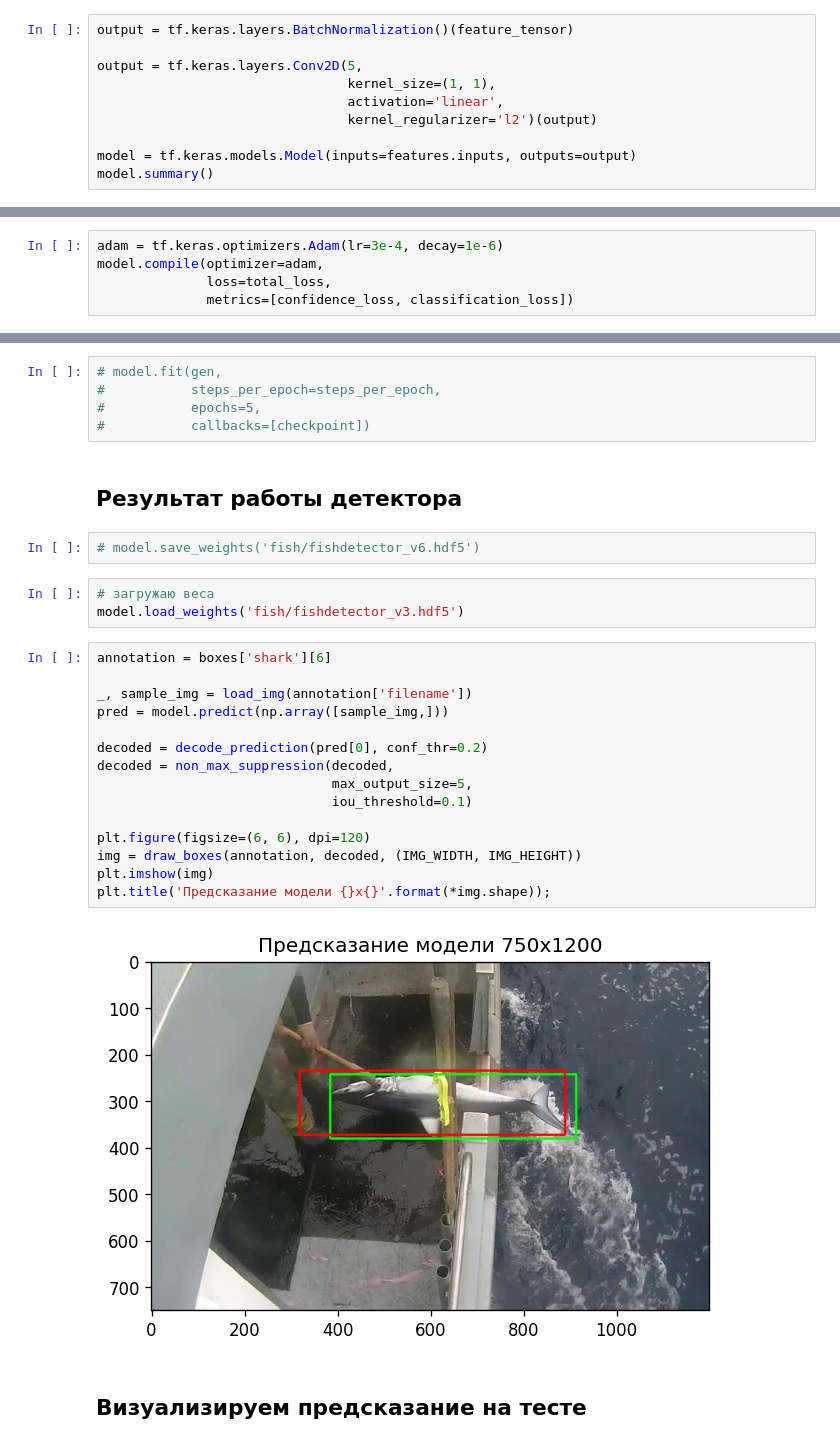
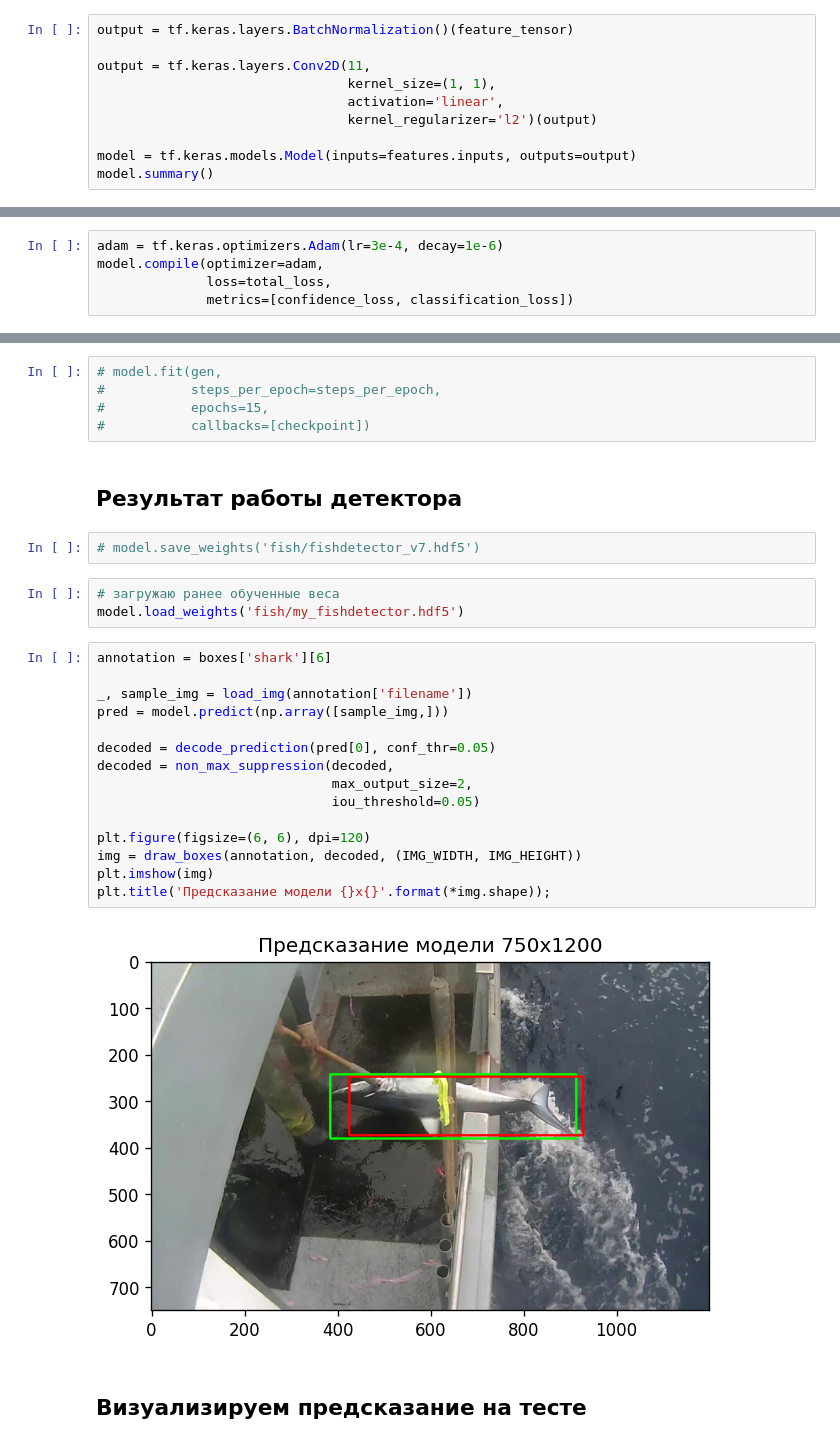
Before and after one commit to borovkovamv/AML-12, a Jupyter notebook: DZ_14.ipynb, the cells around one changed output, grey strips where cells are left out. Saved outputs shown, nothing was run; the diff lists cells and outputs as text.

```diff
--- a/DZ_14.ipynb
+++ b/DZ_14.ipynb
@@ -356,7 +356,7 @@ def data_generator(boxes, batch_size=32):
 # %%
 output = tf.keras.layers.BatchNormalization()(feature_tensor)
 
-output = tf.keras.layers.Conv2D(5,
+output = tf.keras.layers.Conv2D(11,
                                 kernel_size=(1, 1),
                                 activation='linear',
                                 kernel_regularizer='l2')(output)
@@ -405,32 +405,32 @@ checkpoint = tf.keras.callbacks.ModelCheckpoint(
 # %%
 # model.fit(gen,
 #           steps_per_epoch=steps_per_epoch,
-#           epochs=5,
+#           epochs=15,
 #           callbacks=[checkpoint])
 # %% [markdown]
 ## Результат работы детектора
 # %%
-# model.save_weights('fish/fishdetector_v6.hdf5')
+# model.save_weights('fish/fishdetector_v7.hdf5')
 # %%
-# загружаю веса
-model.load_weights('fish/fishdetector_v3.hdf5')
+# загружаю ранее обученные веса
+model.load_weights('fish/my_fishdetector.hdf5')
 # %%
 annotation = boxes['shark'][6]
 
 _, sample_img = load_img(annotation['filename'])
 pred = model.predict(np.array([sample_img,]))
 
-decoded = decode_prediction(pred[0], conf_thr=0.2)
+decoded = decode_prediction(pred[0], conf_thr=0.05)
 decoded = non_max_suppression(decoded,
-                              max_output_size=5,
-                              iou_threshold=0.1)
+                              max_output_size=2,
+                              iou_threshold=0.05)
 
 plt.figure(figsize=(6, 6), dpi=120)
 img = draw_boxes(annotation, decoded, (IMG_WIDTH, IMG_HEIGHT))
 plt.imshow(img)
 plt.title('Предсказание модели {}x{}'.format(*img.shape));
 # %% [output]
-[figure, old version]
+[figure, new version]
 # %% [markdown]
 ## Визуализируем предсказание на тесте
 # %%
```
Also changed, not shown: parts of 11 cells of this notebook.
